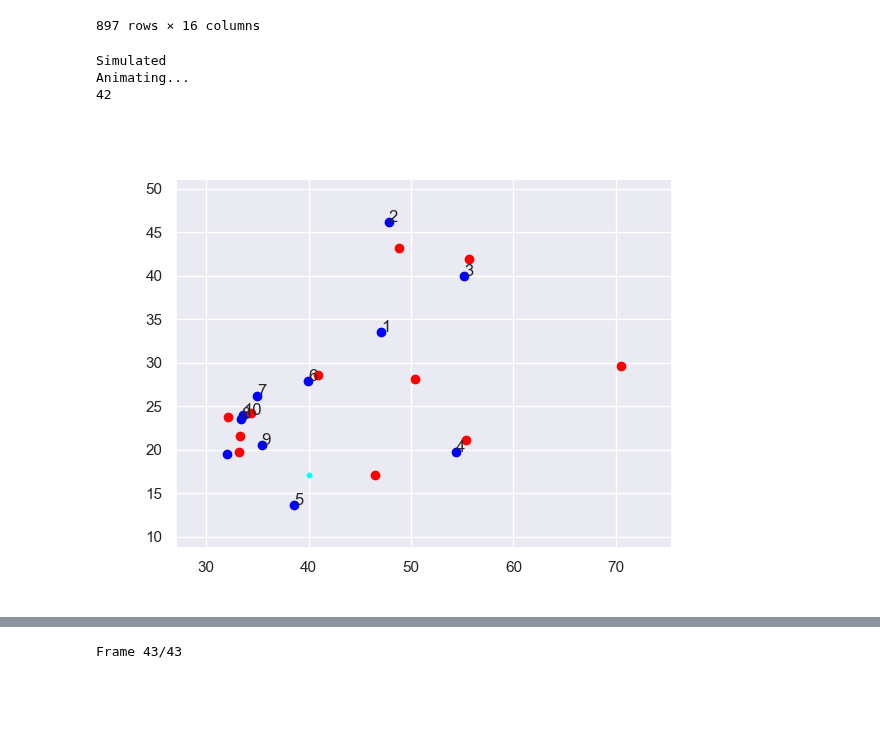
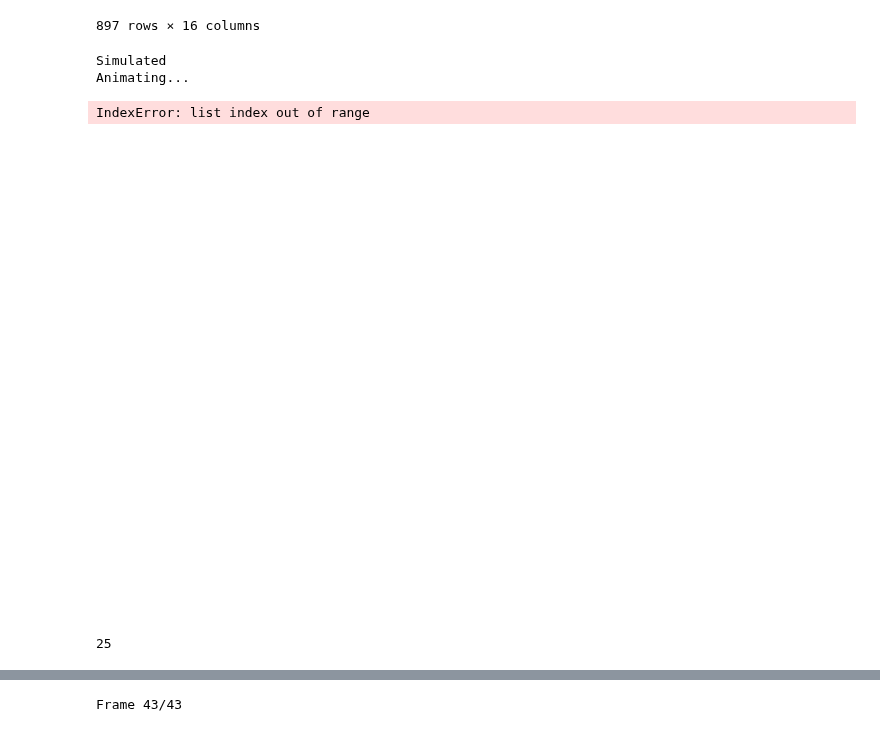
Before and after one commit to samuelrufusward/ADS-NFL, a Jupyter notebook: ExtractPlayInfo.ipynb, the cells around one changed output, grey strips where cells are left out. Saved outputs shown, nothing was run; the diff lists cells and outputs as text; code cells hidden in the pictures; blank space fills up the shorter version.

```diff
--- a/ExtractPlayInfo.ipynb
+++ b/ExtractPlayInfo.ipynb
@@ -87,6 +87,7 @@ class Simulation:
 
 
     def model_frame(self, i):
+        global qbx, qby
         """
         Calculates the score of the receivers on the attacking team for a single frame in the play dataframe
         TODO: ADD VORONOI/DELAUNAY
@@ -201,44 +202,85 @@ class Simulation:
             football_coords = model_frame.loc['football'][['x','y']]
             return attackers, defenders, football_coords
 
         def init_func():
             for i in range(self.num_players):
                 self.axes.plot([],[])
 
-        def animate_func(i):
+        def space_mode(resolution,attackers,defenders):
+            x_field_arr = np.arange(0,self.xrange+resolution,resolution)
+            y_field_arr = np.arange(0,self.yrange+resolution,resolution)
+            z_arr = np.zeros([len(y_field_arr)-1,len(x_field_arr)-1])
+            xi,yi = 0,0
+            #this nested loop is omega poo
+            for x in x_field_arr[:-1]:
+                yi = 0
+                for y in y_field_arr[:-1]:
+                    min_dist = 1000000 # big
+                    score = 0 # how good the space is too pass to
+                    for nflId, player in defenders.iterrows():
+                        dist_2_point = np.sqrt((x-player['x'])**2+ (y-player['y'])**2)
+                        if dist_2_point < min_dist:
+                            min_dist = dist_2_point#results in smallest dist from defending player
+                    for nflId, player in attackers.itterows():
+                        dist_2_point = np.sqrt((x-player['x'])**2+ (y-player['y'])**2)
+                        if dist_2_point < min_dist:
+                            min_dist = dist_2_point
+                            throw_dist = np.sqrt((x-qbx)**2 + (y-qby)**2)
+                            score = (x-qbx)* np.tanh((throw_dist*27)/(min_dist*8.5))
+                    z_arr[yi,xi] = score
+                    yi += 1
+                xi += 1
+            return x_field_arr, y_field_arr, z_arr # returns array of scores for zones on the field, to plot as pcolormesh
+
+
+
+        def animate_func(self,i):
             print(i, end="\r")
             self.axes.clear()
             plt.axis('off')
             self.axes = plt.axes(xlim=self.xrange, ylim=self.yrange)
             attackers, defenders, football_coords = frame2plot(self.frames[i])
+            mode = 'rank'
+            if mode == 'rank':
+                rank=1
+                for nflId, player in attackers.iterrows():
+                    self.axes.scatter(player['x'], player['y'], c='blue', zorder=5)
+                    if player['receiver rating'] > 0:
+                        self.axes.text(player['x'], player['y'], rank, zorder=10)
+                        rank+=1
+                for nflId, player in defenders.iterrows():
+                    self.axes.scatter(player['x'], player['y'], c='red', zorder=5)
+            elif mode == 'space':#look across pitch to find best location to pass to
+                resolution = 1
+                x,y,z = space_mode(resolution,attackers,defenders)
+                #self.axes.pcolormesh(x,y,z)
+                #print(max(x), max(y))
+                for nflId, player in attackers.iterrows():
+                    self.axes.scatter(player['x'], player['y'], c='blue', zorder=5)
 
-            rank=1
-            for nflId, player in attackers.iterrows():
-                self.axes.scatter(player['x'], player['y'], c='blue', zorder=5)
-                if player['receiver rating'] > 0:
-                    self.axes.text(player['x'], player['y'], rank, zorder=10)
-                    rank+=1
-            for nflId, player in defenders.iterrows():
-                self.axes.scatter(player['x'], player['y'], c='red', zorder=5)
+                for nflId, player in defenders.iterrows():
+                    self.axes.scatter(player['x'], player['y'], c='red', zorder=5)
+
 
             self.axes.scatter(football_coords['x'], football_coords['y'], c='cyan', s=10, zorder=7)
 
 
         anim = animation.FuncAnimation(self.fig, func=animate_func, init_func=init_func, frames=self.num_frames, interval=1, blit=True)
         return anim
 
 
 sim = Simulation(w1data, player_stats, median_stats, players_background, 97)
 #s.model_frame(0)
 sim.run_sim()
 anim = sim.animate()
 writergif = animation.PillowWriter(fps=10)
 anim.save('test.gif', writer=writergif)
 # %% [output]
 Simulated
 Animating...
-42
+IndexError: list index out of range
-[figure, old version]
+[figure, new version]
+25
 # %%
 class Animation:
     def __init__(self, weekdf, playId):
```
Also changed, not shown: parts of 1 cell of this notebook.
